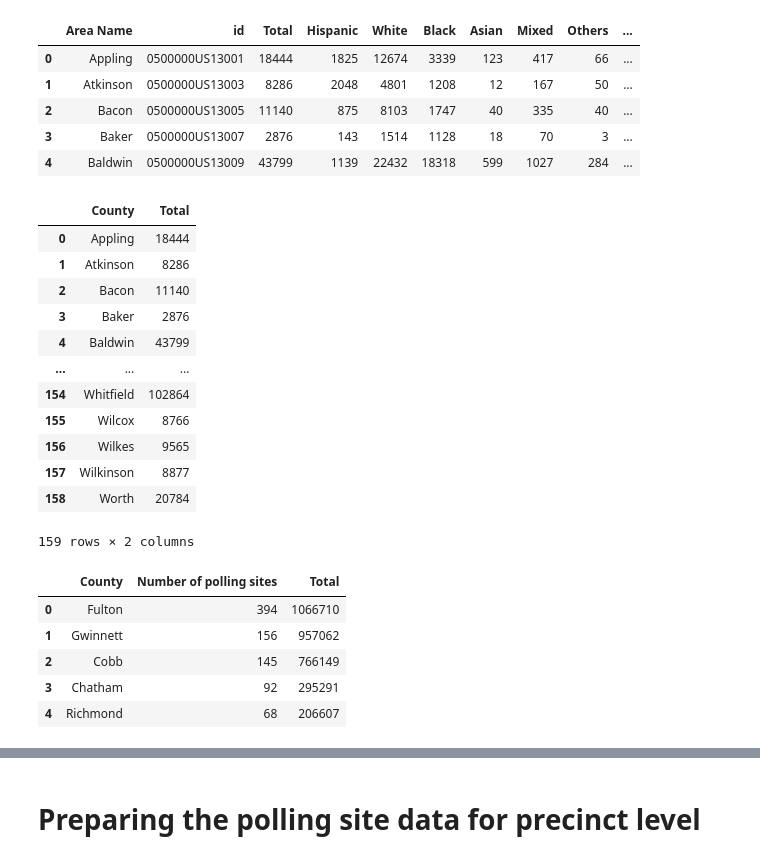
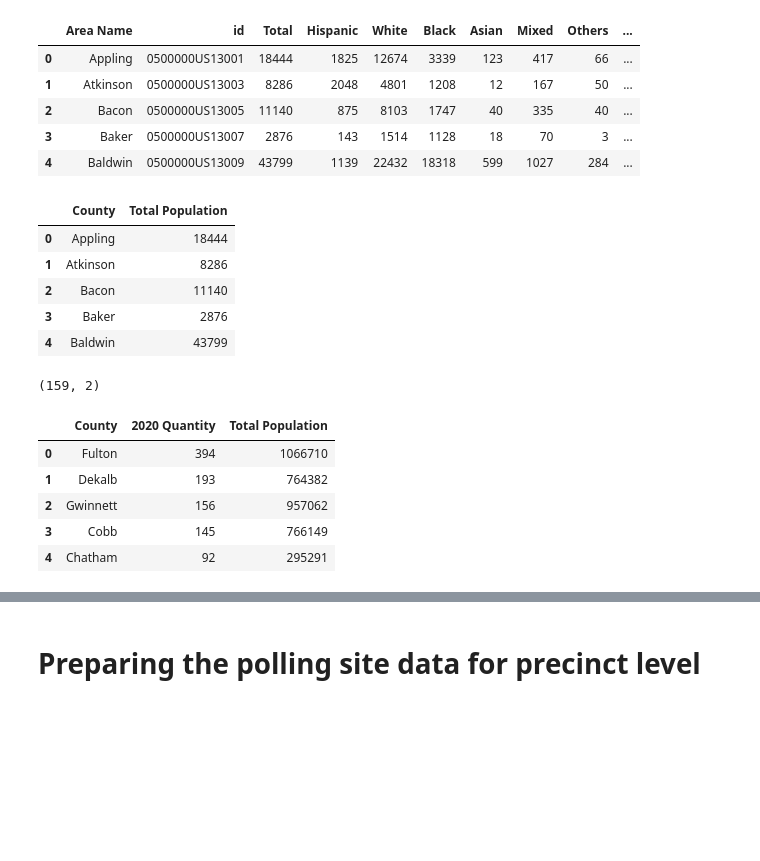
Before and after one commit to zzoeys/freecakefridays, a Jupyter notebook: data_preparation.ipynb, the cells around one changed output, grey strips where cells are left out. Drawn from its saved outputs; the diff is of its cells as text; code cells hidden in the pictures; blank space fills up the shorter version.

```diff
--- a/data_preparation.ipynb
+++ b/data_preparation.ipynb
@@ -239,7 +270,8 @@ print(counties_new)
 # %%
 race_county =  pd.read_csv('data/race_county_data/cleaned_georgia_race_county.csv', index_col = 0)
 
-race_county['Area Name'] = race_county['Area Name'].str.split(' ').str[0]
+race_county['Area Name'] = race_county['Area Name'].str.replace(' County, Georgia', '')
+race_county['Area Name'] = race_county['Area Name'].str.title()
 
 race_county.head()
 # %% [output]
@@ -251,30 +283,27 @@ race_county.head()
 | 4 | Baldwin | 0500000US13009 | 43799 | 1139 | 22432 | 18318 | 599 | 1027 | 284 | ... |
 # %%
 total_population = race_county[['Area Name', 'Total']].copy()
-total_population.rename(columns={'Area Name': 'County'}, inplace=True)
+total_population.rename(columns={'Area Name': 'County', 'Total': 'Total Population'}, inplace=True)
 # %%
-total_population
+total_population.head()
 # %% [output]
-|  | County | Total |
+|  | County | Total Population |
 | 0 | Appling | 18444 |
 | 1 | Atkinson | 8286 |
 | 2 | Bacon | 11140 |
 | 3 | Baker | 2876 |
 | 4 | Baldwin | 43799 |
-| ... | ... | ... |
-| 154 | Whitfield | 102864 |
-| 155 | Wilcox | 8766 |
-| 156 | Wilkes | 9565 |
-| 157 | Wilkinson | 8877 |
-| 158 | Worth | 20784 |
-159 rows × 2 columns
+# %%
+print(total_population.shape)
+# %% [output]
+(159, 2)
 # %%
-counties_new = counties_new.merge(total_population, on='County', how='inner')
-counties_new.head()
+polling_2020 = polling_2020.merge(total_population, on='County', how='inner')
+polling_2020.head()
 # %% [output]
-|  | County | Number of polling sites | Total |
+|  | County | 2020 Quantity | Total Population |
 | 0 | Fulton | 394 | 1066710 |
-| 1 | Gwinnett | 156 | 957062 |
-| 2 | Cobb | 145 | 766149 |
-| 3 | Chatham | 92 | 295291 |
-| 4 | Richmond | 68 | 206607 |
+| 1 | Dekalb | 193 | 764382 |
+| 2 | Gwinnett | 156 | 957062 |
+| 3 | Cobb | 145 | 766149 |
+| 4 | Chatham | 92 | 295291 |
```
Also changed, not shown: parts of 134 cells of this notebook, 16 other files.
